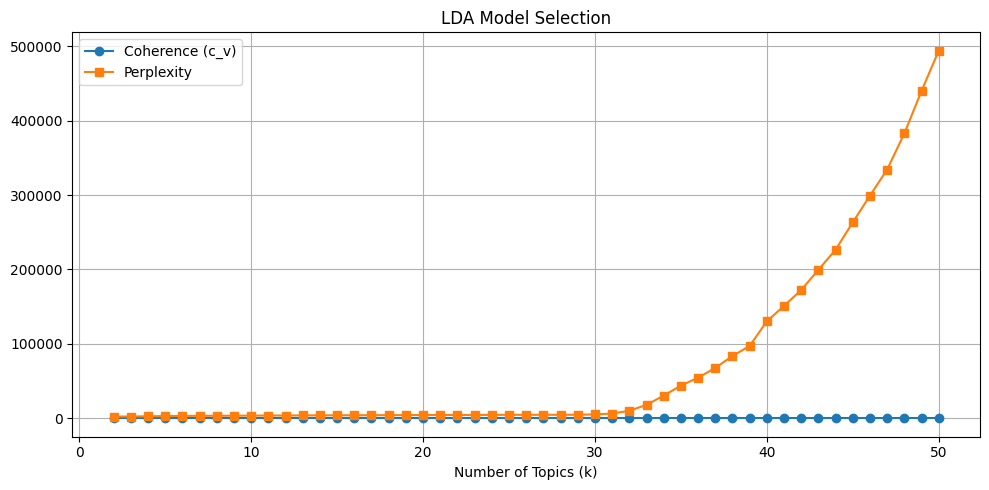
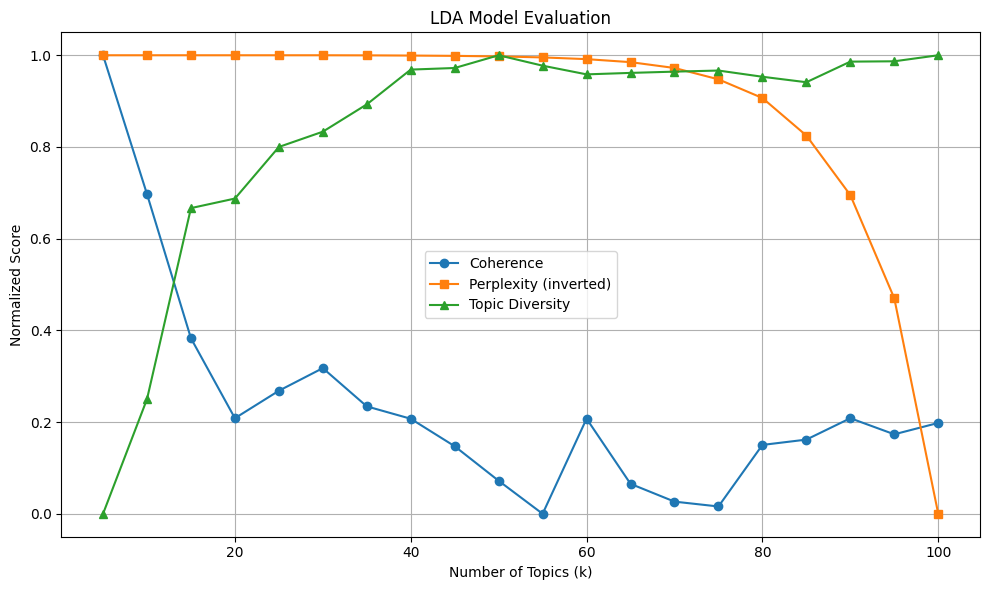
The notebook cell's code change between the first figure and the second:
--- before
+++ after
@@ -1,13 +1,44 @@
 k_vals = [r[0] for r in results]
-coherence = [r[1] for r in results]
-perplexity = [r[2] for r in results]
 
-plt.figure(figsize=(10,5))
+coherence = np.array([r[1] for r in results]).reshape(-1, 1)
+perplexity = np.array([r[2] for r in results]).reshape(-1, 1)
+diversity = np.array([r[3] for r in results]).reshape(-1, 1)
 
-plt.plot(k_vals, coherence, marker='o', label='Coherence (c_v)')
-plt.plot(k_vals, perplexity, marker='s', label='Perplexity')
+scaler = MinMaxScaler()
+
+coherence_norm = scaler.fit_transform(coherence).flatten()
+
+# Invert perplexity (lower score is better)
+perplexity_norm = 1 - scaler.fit_transform(perplexity).flatten()
+
+diversity_norm = scaler.fit_transform(diversity).flatten()
+
+plt.figure(figsize=(10,6))
+
+plt.plot(
+    k_vals,
+    coherence_norm,
+    marker='o',
+    label='Coherence'
+)
+
+plt.plot(
+    k_vals,
+    perplexity_norm,
+    marker='s',
+    label='Perplexity (inverted)'
+)
+
+plt.plot(
+    k_vals,
+    diversity_norm,
+    marker='^',
+    label='Topic Diversity'
+)
 
 plt.xlabel("Number of Topics (k)")
-plt.title("LDA Model Selection")
+plt.ylabel("Normalized Score")
+plt.title("LDA Model Evaluation")
+
 plt.legend()
 plt.grid()
@@ -15,3 +46,5 @@
 plt.tight_layout()
 
+plt.savefig('viz/LDA_evaluation_metrics.png', dpi=300)
+
 plt.show()

Commit: LDA